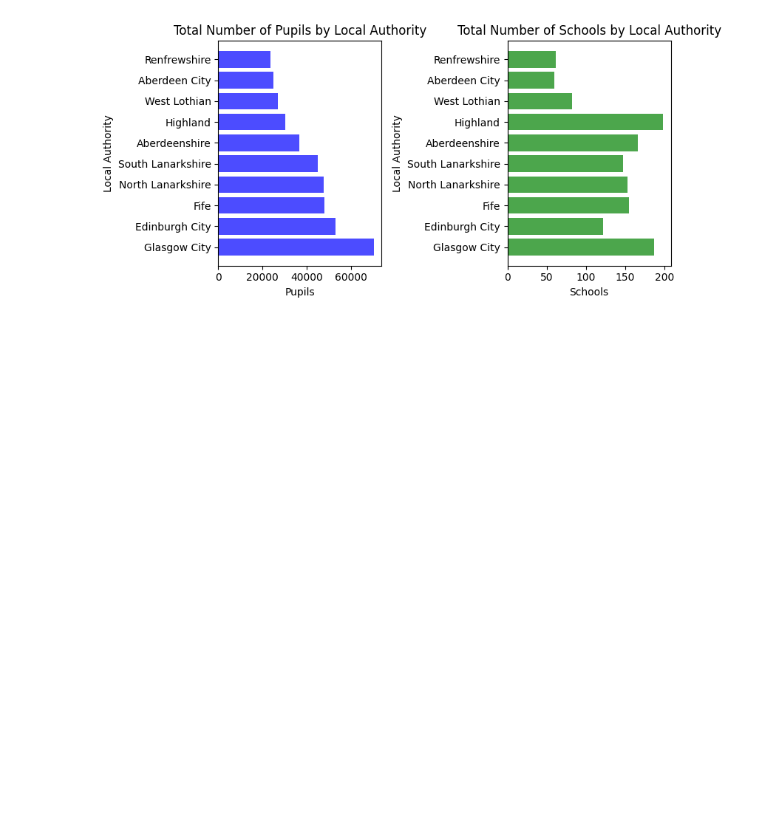
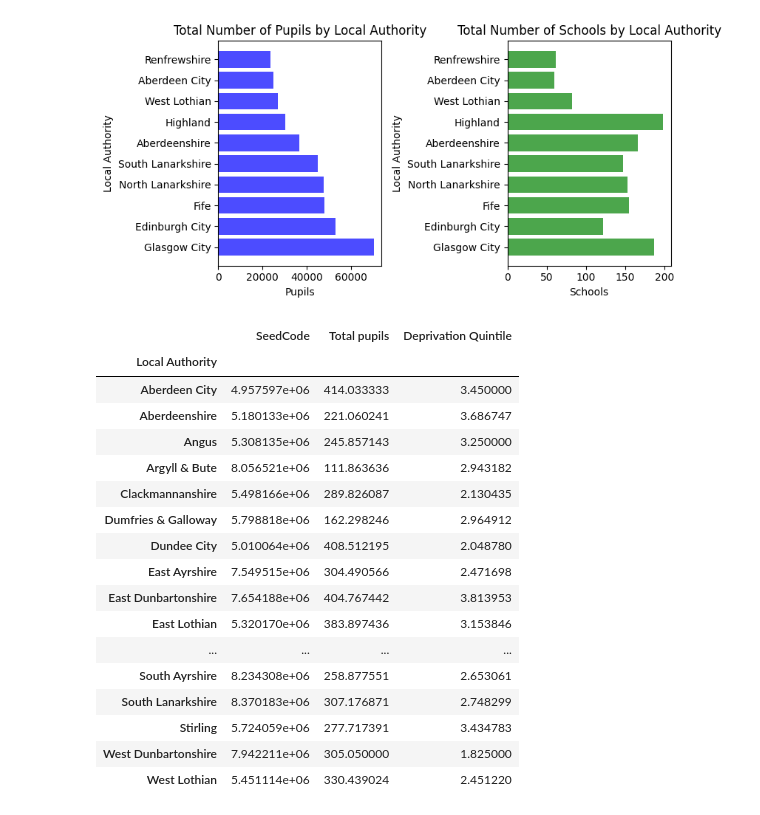
Before and after one commit to mrzeynalli/scotland_schools, a Jupyter notebook: analysis.ipynb, the cells around one changed output. Cells and saved outputs as stored; diff of their text form; code cells hidden in the pictures; blank space fills up the shorter version.

```diff
--- a/analysis.ipynb
+++ b/analysis.ipynb
@@ -240,3 +238,24 @@ plt.plot(sch_df)
+# %%
+sch_df.groupby('Local Authority').mean(numeric_only=True)
+# %% [output]
+|  | SeedCode | Total pupils | Deprivation Quintile |
+| Local Authority |  |  |  |
+| Aberdeen City | 4.957597e+06 | 414.033333 | 3.450000 |
+| Aberdeenshire | 5.180133e+06 | 221.060241 | 3.686747 |
+| Angus | 5.308135e+06 | 245.857143 | 3.250000 |
+| Argyll & Bute | 8.056521e+06 | 111.863636 | 2.943182 |
+| Clackmannanshire | 5.498166e+06 | 289.826087 | 2.130435 |
+| Dumfries & Galloway | 5.798818e+06 | 162.298246 | 2.964912 |
+| Dundee City | 5.010064e+06 | 408.512195 | 2.048780 |
+| East Ayrshire | 7.549515e+06 | 304.490566 | 2.471698 |
+| East Dunbartonshire | 7.654188e+06 | 404.767442 | 3.813953 |
+| East Lothian | 5.320170e+06 | 383.897436 | 3.153846 |
+| ... | ... | ... | ... |
+| South Ayrshire | 8.234308e+06 | 258.877551 | 2.653061 |
+| South Lanarkshire | 8.370183e+06 | 307.176871 | 2.748299 |
+| Stirling | 5.724059e+06 | 277.717391 | 3.434783 |
+| West Dunbartonshire | 7.942211e+06 | 305.050000 | 1.825000 |
+| West Lothian | 5.451114e+06 | 330.439024 | 2.451220 |
 # %%
 # Sample data (replace with your actual data)
 data = {
```
Also changed, not shown: parts of 2 cells of this notebook.
